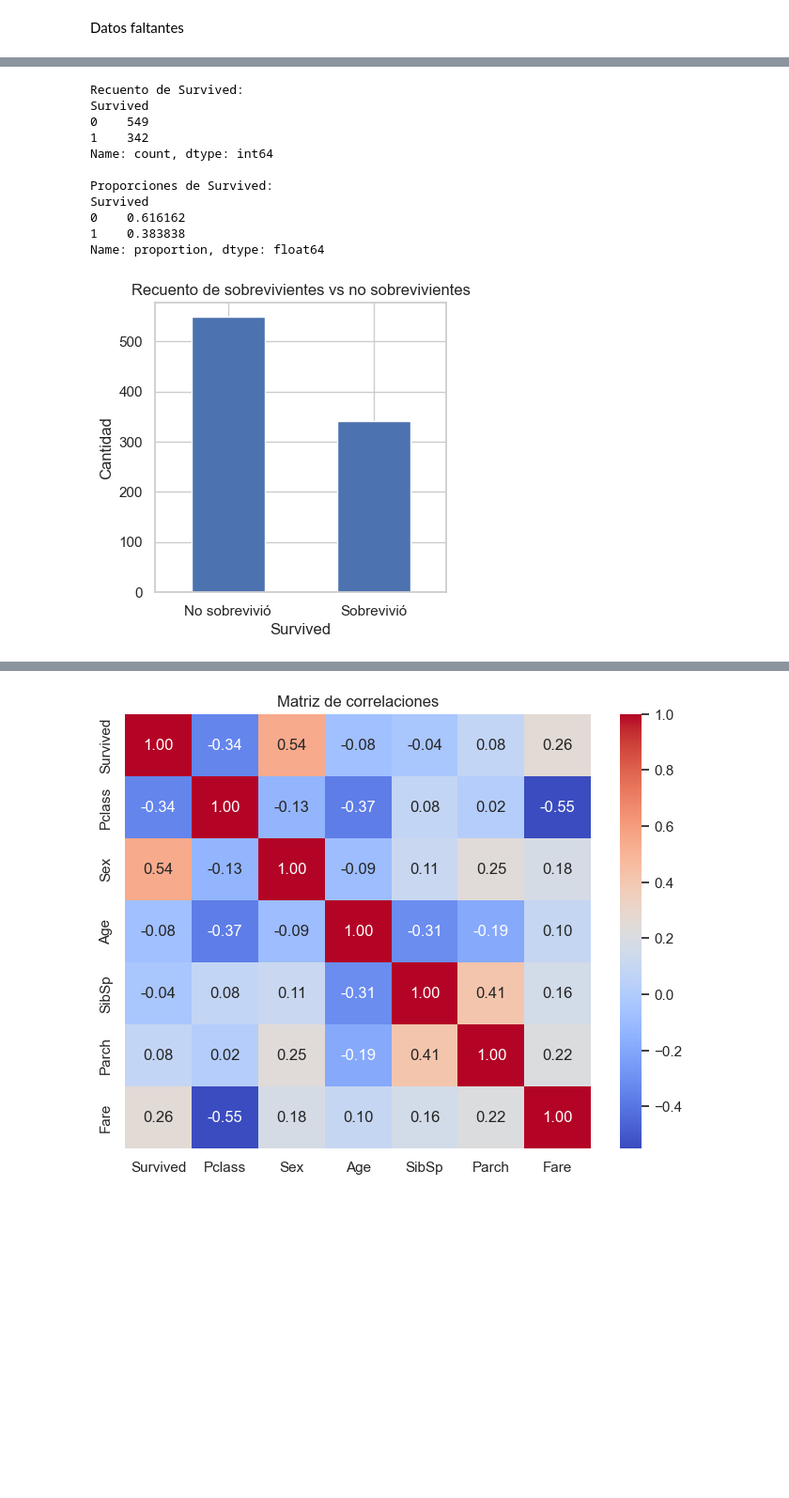
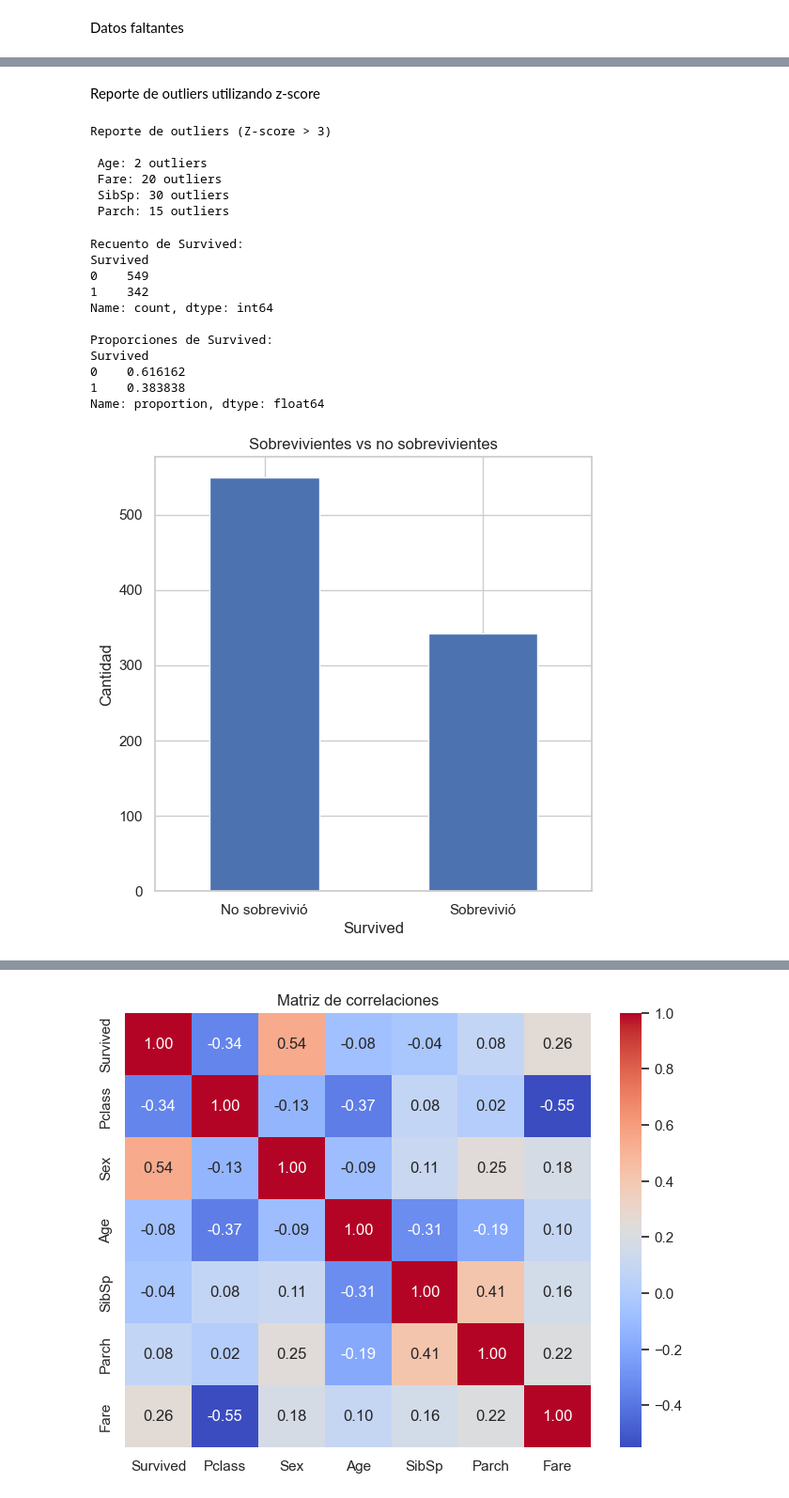
Before and after one commit to rhorbe/dss-titanic, a Jupyter notebook: data/titanic.ipynb, the cells around one changed output, grey strips where cells are left out. Shown: that part at 94% size. Saved outputs shown, nothing was run; the diff lists cells and outputs as text; code cells hidden in the pictures; blank space fills up the shorter version.

```diff
--- a/data/titanic.ipynb
+++ b/data/titanic.ipynb
@@ -248,39 +257,64 @@ max     80.000000  512.329200    8.000000    6.000000
+# %% [markdown]
+Reporte de outliers utilizando z-score
+# %%
+num_cols = ["Age", "Fare", "SibSp", "Parch"]
+
+def detect_outliers_zscore(df, column, threshold=3):
+
+    series = df[column]
+    valid_values = series.dropna()
+
+    z_scores = np.abs(stats.zscore(valid_values))
+    outliers = valid_values[z_scores > threshold]
+
+    return outliers
+
+
+def print_outliers_report(df, columns, threshold=3):
+
+    print(f"\nReporte de outliers (Z-score > {threshold})\n")
+
+    for col in columns:
+        outliers = detect_outliers_zscore(df, col, threshold)
+        print(f" {col}: {len(outliers)} outliers")
+
+
+# Ejecución
+threshold = 3
+print_outliers_report(df, num_cols, threshold)
+# %% [output]
+Reporte de outliers (Z-score > 3)
+
+ Age: 2 outliers
+ Fare: 20 outliers
+ SibSp: 30 outliers
+ Parch: 15 outliers
-# %%
-# %% [markdown]
-# ## 3. Gráficos comparativos con la variable objetivo (Survived)
-# - Supervivencia global
-# - Supervivencia por sexo
-# - Supervivencia por clase
-# - Combinación sexo + clase
-# - Supervivencia según edad / grupos de edad
-
-
 # %%
 # 3.1 Supervivencia global
 surv_counts = df["Survived"].value_counts()
 surv_props = df["Survived"].value_counts(normalize=True)
 
 print("Recuento de Survived:")
 print(surv_counts)
 print("\nProporciones de Survived:")
 print(surv_props)
 
-plt.figure(figsize=(4,4))
+plt.figure(figsize=(6,6))
 surv_counts.plot(kind="bar")
-plt.title("Recuento de sobrevivientes vs no sobrevivientes")
+plt.title("Sobrevivientes vs no sobrevivientes")
 plt.xticks([0, 1], ["No sobrevivió", "Sobrevivió"], rotation=0)
 plt.ylabel("Cantidad")
 plt.show()
 # %% [output]
 Recuento de Survived:
 Survived
 0    549
 1    342
 Name: count, dtype: int64
 
 Proporciones de Survived:
 Survived
 0    0.616162
 1    0.383838
 Name: proportion, dtype: float64
-[figure, old version]
+[figure, new version]
```
Also changed, not shown: parts of 28 cells of this notebook.
